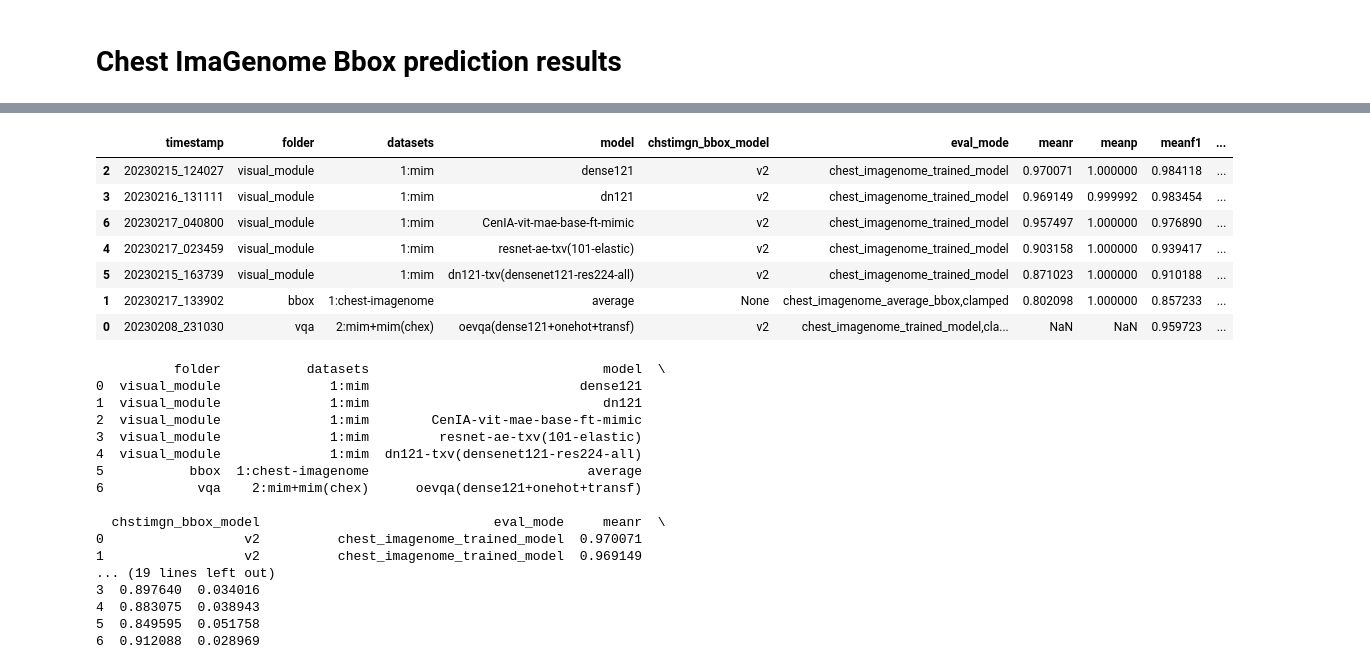
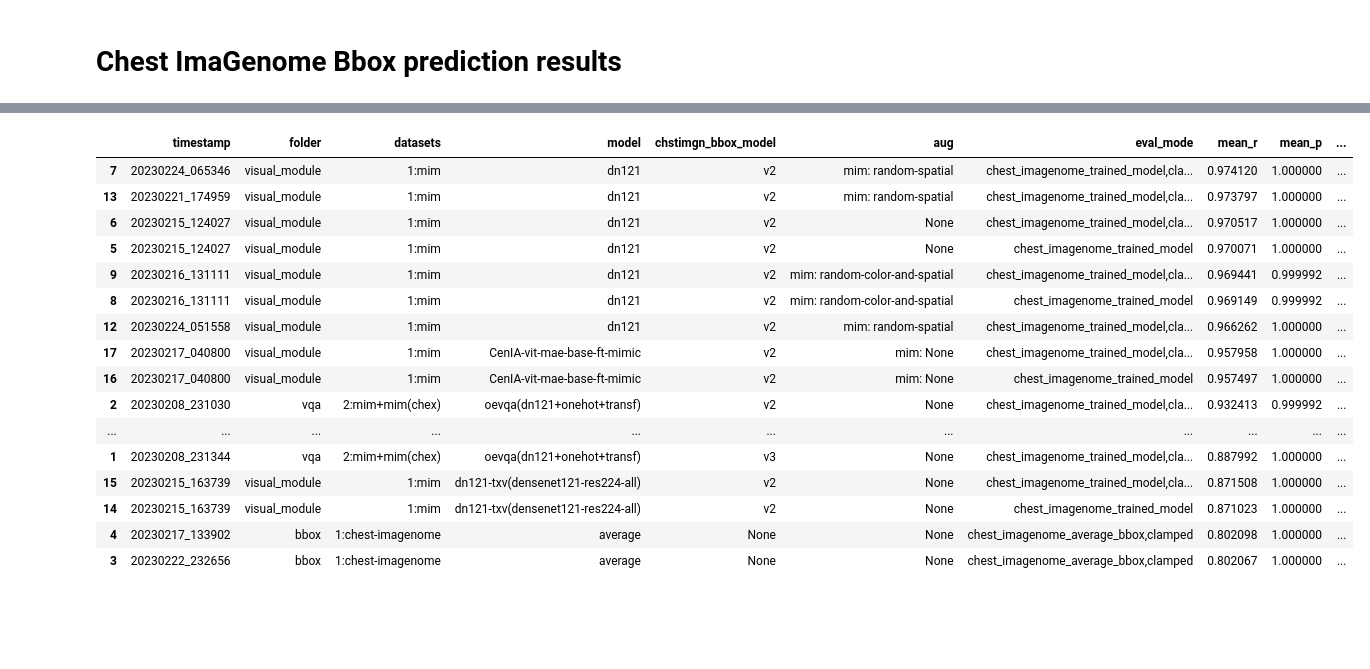
Before and after one commit to PabloMessina/MedVQA, a Jupyter notebook: medvqa/notebooks/Results Summary.ipynb, the cells around one changed output, grey strips where cells are left out. Cells and saved outputs as stored; diff of their text form; code cells hidden in the pictures; blank space fills up the shorter version.

```diff
--- a/medvqa/notebooks/Results Summary.ipynb
+++ b/medvqa/notebooks/Results Summary.ipynb
@@ -689,37 +819,25 @@ Index(['metrics_path', 'f1@0.5', 'f1@0.6', 'f1@0.7', 'f1@0.8', 'f1@0.9', 'iou',
 # %%
-df_aux = df_bbox_chstimgn.sort_values(['meanr'], ascending=False)
-df_aux = df_aux[['timestamp', 'folder', 'datasets', 'model', 'chstimgn_bbox_model', 'eval_mode',
+df_aux = df_bbox_chstimgn.sort_values(['mean_r'], ascending=False)
+df_aux = df_aux[['timestamp', 'folder', 'datasets', 'model', 'chstimgn_bbox_model', 'aug', 'eval_mode',
 #         'meanr', 'meanp', 'meanf1', 'f1@0.9', 'f1@0.8', 'f1@0.7', 'f1@0.6', 'f1@0.5', 'iou', 'mae',
-        'meanr', 'meanp', 'meanf1', 'r@0.9', 'r@0.8', 'r@0.7', 'r@0.6', 'r@0.5', 'iou', 'mae',
+        'mean_r', 'mean_p', 'mean_f1', 'mean_r@0.9', 'mean_r@0.8', 'mean_r@0.7', 'mean_r@0.6', 'mean_r@0.5', 'mean_iou', 'mean_mae',
        ]]
 df_aux
 # %% [output]
-|  | timestamp | folder | datasets | model | chstimgn_bbox_model | eval_mode | meanr | meanp | meanf1 | ... |
-| 2 | 20230215_124027 | visual_module | 1:mim | dense121 | v2 | chest_imagenome_trained_model | 0.970071 | 1.000000 | 0.984118 | ... |
-| 3 | 20230216_131111 | visual_module | 1:mim | dn121 | v2 | chest_imagenome_trained_model | 0.969149 | 0.999992 | 0.983454 | ... |
-| 6 | 20230217_040800 | visual_module | 1:mim | CenIA-vit-mae-base-ft-mimic | v2 | chest_imagenome_trained_model | 0.957497 | 1.000000 | 0.976890 | ... |
-| 4 | 20230217_023459 | visual_module | 1:mim | resnet-ae-txv(101-elastic) | v2 | chest_imagenome_trained_model | 0.903158 | 1.000000 | 0.939417 | ... |
-| 5 | 20230215_163739 | visual_module | 1:mim | dn121-txv(densenet121-res224-all) | v2 | chest_imagenome_trained_model | 0.871023 | 1.000000 | 0.910188 | ... |
-| 1 | 20230217_133902 | bbox | 1:chest-imagenome | average | None | chest_imagenome_average_bbox,clamped | 0.802098 | 1.000000 | 0.857233 | ... |
-| 0 | 20230208_231030 | vqa | 2:mim+mim(chex) | oevqa(dense121+onehot+transf) | v2 | chest_imagenome_trained_model,cla... | NaN | NaN | 0.959723 | ... |
+|  | timestamp | folder | datasets | model | chstimgn_bbox_model | aug | eval_mode | mean_r | mean_p | ... |
+| 7 | 20230224_065346 | visual_module | 1:mim | dn121 | v2 | mim: random-spatial | chest_imagenome_trained_model,cla... | 0.974120 | 1.000000 | ... |
+| 13 | 20230221_174959 | visual_module | 1:mim | dn121 | v2 | mim: random-spatial | chest_imagenome_trained_model,cla... | 0.973797 | 1.000000 | ... |
+| 6 | 20230215_124027 | visual_module | 1:mim | dn121 | v2 | None | chest_imagenome_trained_model,cla... | 0.970517 | 1.000000 | ... |
+| 5 | 20230215_124027 | visual_module | 1:mim | dn121 | v2 | None | chest_imagenome_trained_model | 0.970071 | 1.000000 | ... |
+| 9 | 20230216_131111 | visual_module | 1:mim | dn121 | v2 | mim: random-color-and-spatial | chest_imagenome_trained_model,cla... | 0.969441 | 0.999992 | ... |
+| 8 | 20230216_131111 | visual_module | 1:mim | dn121 | v2 | mim: random-color-and-spatial | chest_imagenome_trained_model | 0.969149 | 0.999992 | ... |
+| 12 | 20230224_051558 | visual_module | 1:mim | dn121 | v2 | mim: random-spatial | chest_imagenome_trained_model,cla... | 0.966262 | 1.000000 | ... |
+| 17 | 20230217_040800 | visual_module | 1:mim | CenIA-vit-mae-base-ft-mimic | v2 | mim: None | chest_imagenome_trained_model,cla... | 0.957958 | 1.000000 | ... |
+| 16 | 20230217_040800 | visual_module | 1:mim | CenIA-vit-mae-base-ft-mimic | v2 | mim: None | chest_imagenome_trained_model | 0.957497 | 1.000000 | ... |
+| 2 | 20230208_231030 | vqa | 2:mim+mim(chex) | oevqa(dn121+onehot+transf) | v2 | None | chest_imagenome_trained_model,cla... | 0.932413 | 0.999992 | ... |
+| ... | ... | ... | ... | ... | ... | ... | ... | ... | ... | ... |
+| 1 | 20230208_231344 | vqa | 2:mim+mim(chex) | oevqa(dn121+onehot+transf) | v3 | None | chest_imagenome_trained_model,cla... | 0.887992 | 1.000000 | ... |
+| 15 | 20230215_163739 | visual_module | 1:mim | dn121-txv(densenet121-res224-all) | v2 | None | chest_imagenome_trained_model,cla... | 0.871508 | 1.000000 | ... |
+| 14 | 20230215_163739 | visual_module | 1:mim | dn121-txv(densenet121-res224-all) | v2 | None | chest_imagenome_trained_model | 0.871023 | 1.000000 | ... |
+| 4 | 20230217_133902 | bbox | 1:chest-imagenome | average | None | None | chest_imagenome_average_bbox,clamped | 0.802098 | 1.000000 | ... |
+| 3 | 20230222_232656 | bbox | 1:chest-imagenome | average | None | None | chest_imagenome_average_bbox,clamped | 0.802067 | 1.000000 | ... |
-# %%
-df_aux.index = range(len(df_aux))
-print(df_aux)
-# %% [output]
-          folder           datasets                              model  \
-0  visual_module              1:mim                           dense121
-1  visual_module              1:mim                              dn121
-2  visual_module              1:mim        CenIA-vit-mae-base-ft-mimic
-3  visual_module              1:mim         resnet-ae-txv(101-elastic)
-4  visual_module              1:mim  dn121-txv(densenet121-res224-all)
-5           bbox  1:chest-imagenome                            average
-6            vqa    2:mim+mim(chex)      oevqa(dense121+onehot+transf)
-
-  chstimgn_bbox_model                              eval_mode     meanr  \
-0                  v2          chest_imagenome_trained_model  0.970071
-1                  v2          chest_imagenome_trained_model  0.969149
-... (19 lines left out)
-3  0.897640  0.034016
-4  0.883075  0.038943
-5  0.849595  0.051758
-6  0.912088  0.028969
```
Also changed, not shown: parts of 30 cells of this notebook, 28 other files.
